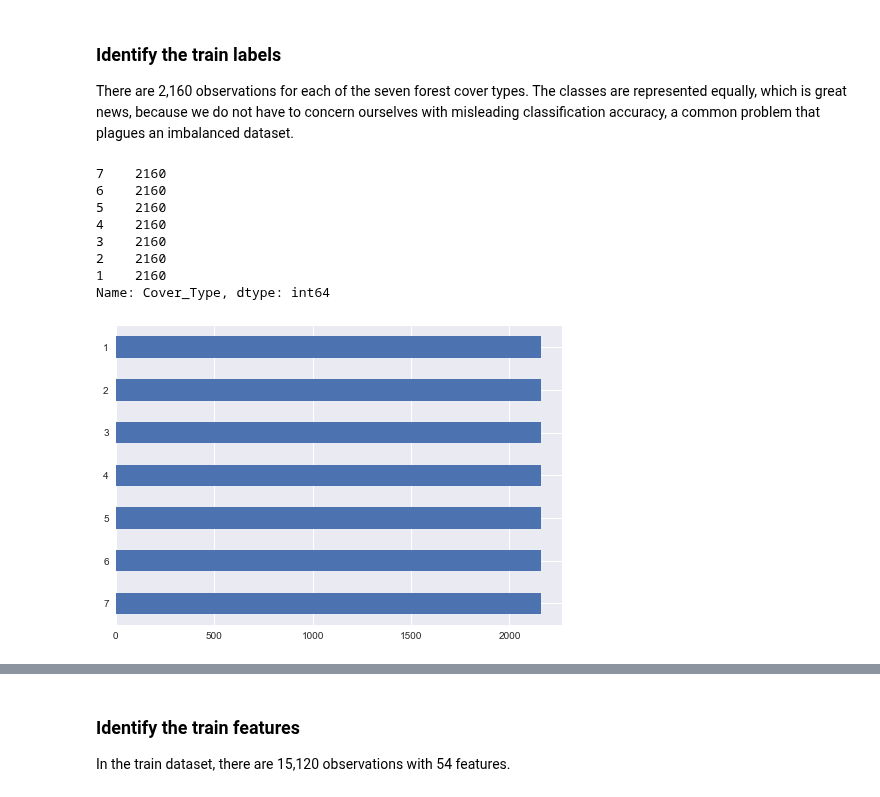
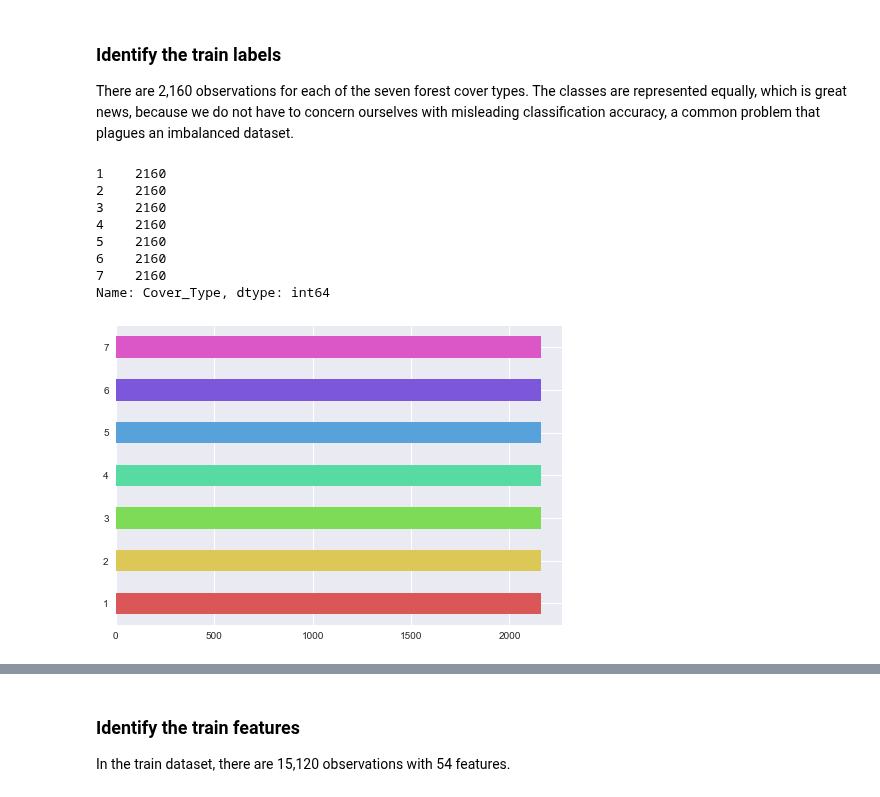
Before and after one commit to tiffapedia/w207-final, a Jupyter notebook: final-update.ipynb, the cells around one changed output, grey strips where cells are left out. Cells and saved outputs as stored; diff of their text form; code cells hidden in the pictures.

Commit message:
add color definition and outliers explanation
add all of the changes made in branch stack-tj individually

```diff
--- a/final-update.ipynb
+++ b/final-update.ipynb
@@ -270,3 +267,9 @@ lookup_cover_labels      = dict(zip(cover_types,cover_labels))
 lookup_soil_labels       = dict(zip(soil_vars,soil_labels))
 lookup_wilderness_labels = dict(zip(wilderness_vars,wilderness_labels))
 lookup_numerical_labels  = dict(zip(numerical_vars,numerical_feature_labels))
+# %%
+# specify the color to use for the train labels
+rgb_values = sns.hls_palette(7, 10).as_hex()
+# print out each associating label's color
+sns.palplot(sns.color_palette(rgb_values))
+print(cover_labels)
@@ -277,18 +283,18 @@ lookup_numerical_labels  = dict(zip(numerical_vars,numerical_feature_labels))
 
 There are 2,160 observations for each of the seven forest cover types. The classes are represented equally, which is great news, because we do not have to concern ourselves with misleading classification accuracy, a common problem that plagues an imbalanced dataset.
 # %%
-train_labels.value_counts().plot(kind='barh')
-train_labels.value_counts()
+train_labels.value_counts().sort_values(ascending=False).plot(kind='barh', color=rgb_values)
+train_labels.value_counts().sort_values(ascending=False)
 # %% [output]
+1    2160
+2    2160
+3    2160
+4    2160
+5    2160
+6    2160
 7    2160
-6    2160
-5    2160
-4    2160
-3    2160
-2    2160
-1    2160
 Name: Cover_Type, dtype: int64
-[figure, old version]
+[figure, new version]
 # %% [markdown]
 <a id='identify-the-train-features'/>
 # %% [markdown]
```
Also changed, not shown: parts of 42 cells of this notebook.
